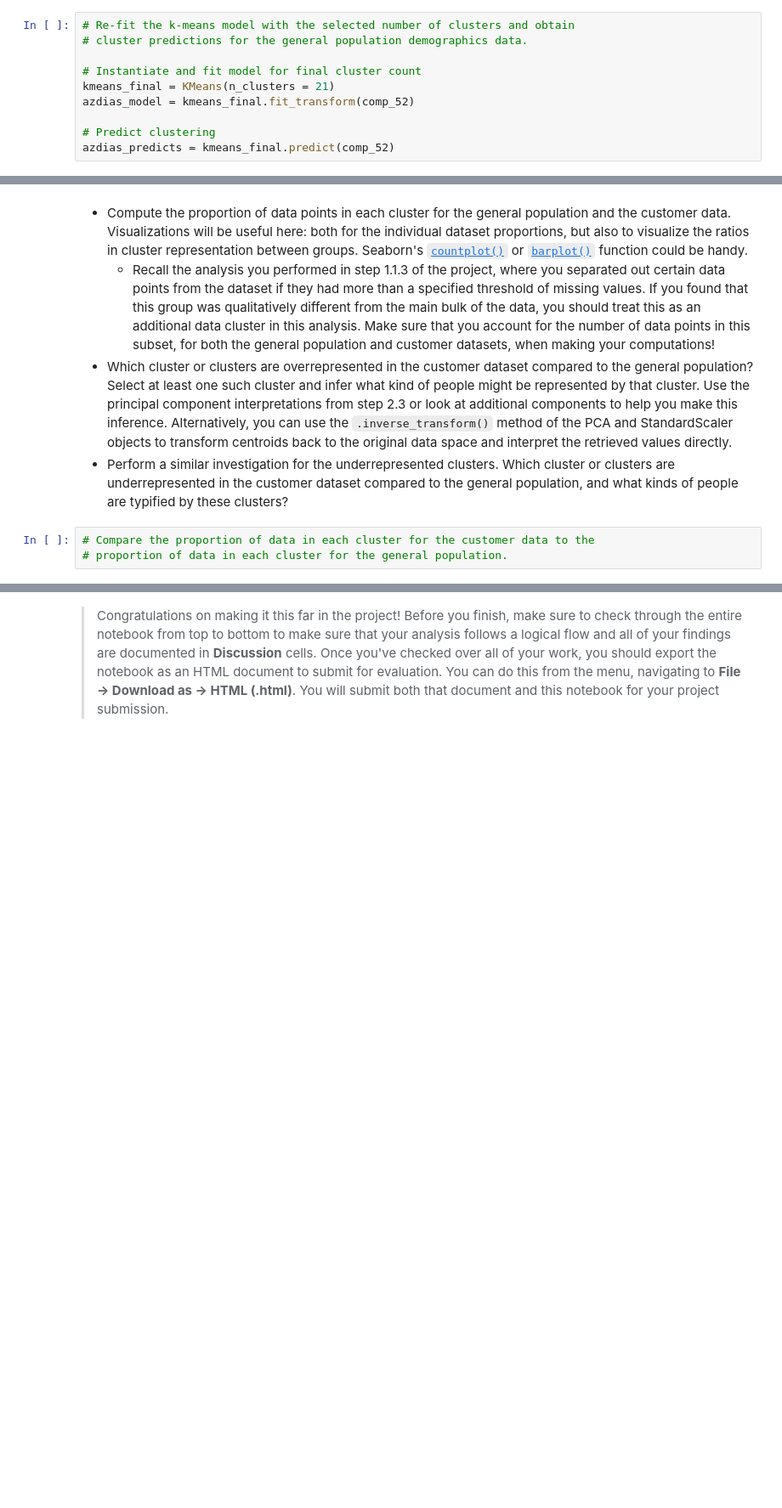
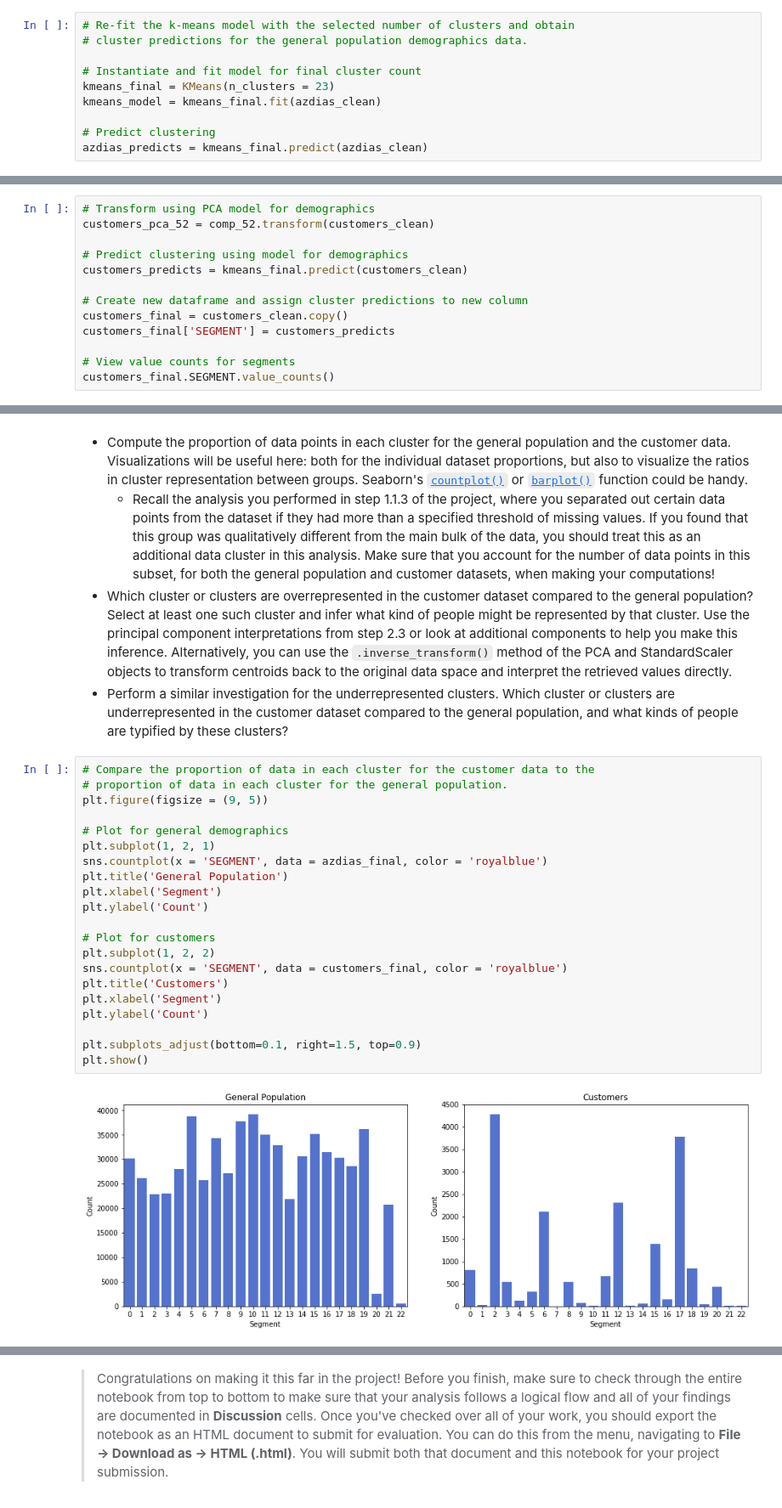
Before and after one commit to KeraKitty/identify_customer_segments, a Jupyter notebook: Identify_Customer_Segments.ipynb, the cells around one changed output, grey strips where cells are left out. Shown at 85% size. Drawn from its saved outputs; the diff is of its cells as text; blank space fills up the shorter version.

```diff
--- a/Identify_Customer_Segments.ipynb
+++ b/Identify_Customer_Segments.ipynb
@@ -1995,11 +1963,11 @@ plt.show();
 # cluster predictions for the general population demographics data.
 
 # Instantiate and fit model for final cluster count
-kmeans_final = KMeans(n_clusters = 21)
-azdias_model = kmeans_final.fit_transform(comp_52)
+kmeans_final = KMeans(n_clusters = 23)
+kmeans_model = kmeans_final.fit(azdias_clean)
 
 # Predict clustering
-azdias_predicts = kmeans_final.predict(comp_52)
+azdias_predicts = kmeans_final.predict(azdias_clean)
 # %%
 # Create new dataframe and assign cluster predictions to new column
 azdias_final = azdias_clean.copy()
@@ -2051,0 +2062,13 @@ customers_clean = clean_data(customers)
+# %%
+# Transform using PCA model for demographics
+customers_pca_52 = comp_52.transform(customers_clean)
+
+# Predict clustering using model for demographics
+customers_predicts = kmeans_final.predict(customers_clean)
+
+# Create new dataframe and assign cluster predictions to new column
+customers_final = customers_clean.copy()
+customers_final['SEGMENT'] = customers_predicts
+
+# View value counts for segments
+customers_final.SEGMENT.value_counts()
@@ -2062,6 +2103,26 @@ Take a look at the following points in this step:
   - Recall the analysis you performed in step 1.1.3 of the project, where you separated out certain data points from the dataset if they had more than a specified threshold of missing values. If you found that this group was qualitatively different from the main bulk of the data, you should treat this as an additional data cluster in this analysis. Make sure that you account for the number of data points in this subset, for both the general population and customer datasets, when making your computations!
 - Which cluster or clusters are overrepresented in the customer dataset compared to the general population? Select at least one such cluster and infer what kind of people might be represented by that cluster. Use the principal component interpretations from step 2.3 or look at additional components to help you make this inference. Alternatively, you can use the `.inverse_transform()` method of the PCA and StandardScaler objects to transform centroids back to the original data space and interpret the retrieved values directly.
 - Perform a similar investigation for the underrepresented clusters. Which cluster or clusters are underrepresented in the customer dataset compared to the general population, and what kinds of people are typified by these clusters?
-# %%
-# Compare the proportion of data in each cluster for the customer data to the
-# proportion of data in each cluster for the general population.
+# %%
+# Compare the proportion of data in each cluster for the customer data to the
+# proportion of data in each cluster for the general population.
+plt.figure(figsize = (9, 5))
+
+# Plot for general demographics
+plt.subplot(1, 2, 1)
+sns.countplot(x = 'SEGMENT', data = azdias_final, color = 'royalblue')
+plt.title('General Population')
+plt.xlabel('Segment')
+plt.ylabel('Count')
+
+# Plot for customers
+plt.subplot(1, 2, 2)
+sns.countplot(x = 'SEGMENT', data = customers_final, color = 'royalblue')
+plt.title('Customers')
+plt.xlabel('Segment')
+plt.ylabel('Count')
+
+plt.subplots_adjust(bottom=0.1, right=1.5, top=0.9)
+plt.show()
+# %% [output]
+[figure, added]
```
Also changed, not shown: parts of 39 cells of this notebook.
